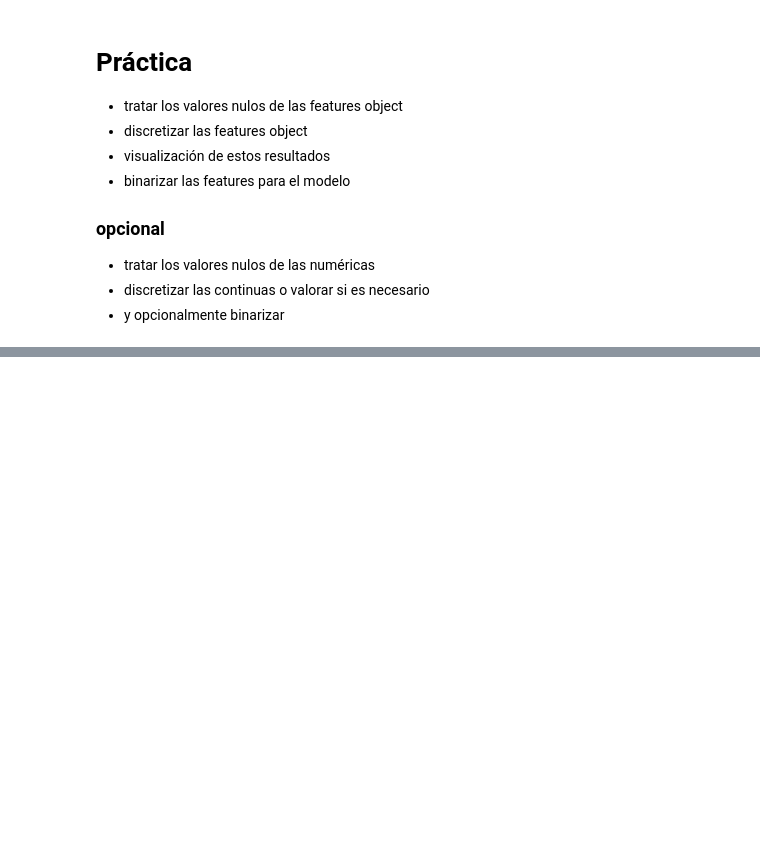
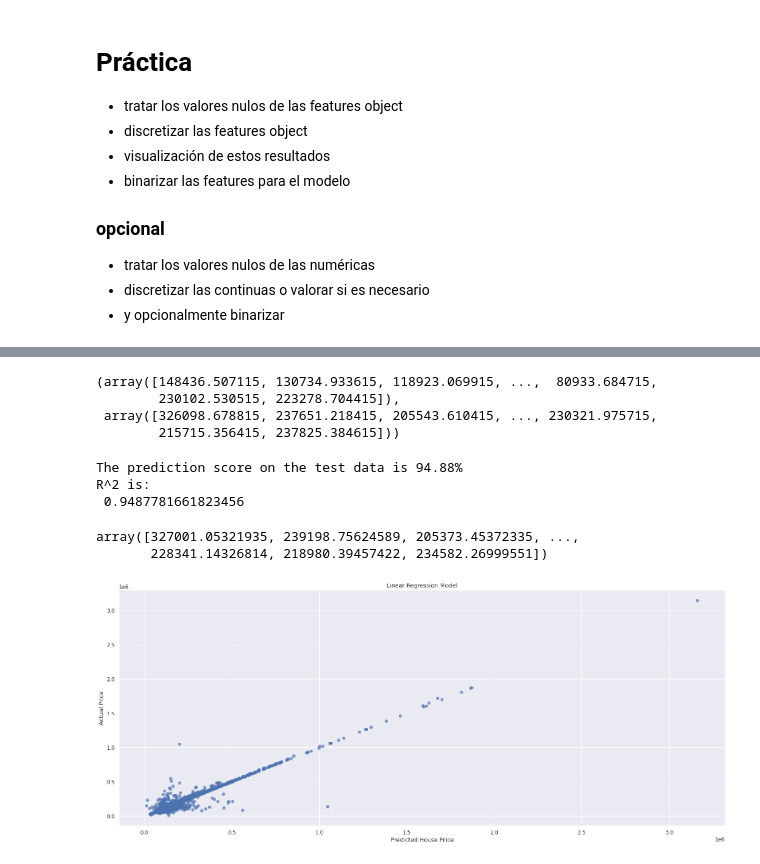
Before and after one commit to ricardocarreras/Bootcamp_DataScience_student, a Jupyter notebook: 01_Building_OptimalPremiumModel_primera_parte.ipynb, the cells around one changed output, grey strips where cells are left out. Saved outputs shown, nothing was run; the diff lists cells and outputs as text; code cells hidden in the pictures; blank space fills up the shorter version.

```diff
--- a/01_Building_OptimalPremiumModel_primera_parte.ipynb
+++ b/01_Building_OptimalPremiumModel_primera_parte.ipynb
@@ -562,0 +3206,3 @@ data_1.Province.nunique()
+# %%
+y = np.array(df_notnans['House Price'])
+y
@@ -562,0 +3212,5 @@ data_1.Province.nunique()
+# %%
+# Split into 75% train and 25% test
+X_train, X_test, y_train, y_test = train_test_split(X[icols], y,
+                                                    train_size=0.75,
+                                                    random_state=42)
@@ -562,0 +3241,38 @@ data_1.Province.nunique()
+# %%
+y_train, y_test
+# %% [output]
+(array([148436.507115, 130734.933615, 118923.069915, ...,  80933.684715,
+        230102.530515, 223278.704415]),
+ array([326098.678815, 237651.218415, 205543.610415, ..., 230321.975715,
+        215715.356415, 237825.384615]))
+# %%
+# Build the model
+lr = linear_model.LinearRegression()
+model = lr.fit(X_train, y_train)
+# %%
+# Check the prediction score
+score = model.score(X_test, y_test)
+print("The prediction score on the test data is {:.2f}%".format(score*100))
+print ("R^2 is: \n", model.score(X_test, y_test))
+# %% [output]
+The prediction score on the test data is 94.88%
+R^2 is:
+ 0.9487781661823456
+# %%
+predictions = model.predict(X_test)
+# %%
+predictions
+# %% [output]
+array([327001.05321935, 239198.75624589, 205373.45372335, ...,
+       228341.14326814, 218980.39457422, 234582.26999551])
+# %%
+actual_values = y_test
+plt.figure(figsize=(25,10))
+plt.scatter(predictions, actual_values, alpha=.7,
+            color='b') #alpha helps to show overlapping data
+plt.xlabel('Predicted House Price')
+plt.ylabel('Actual Price')
+plt.title('Linear Regression Model')
+plt.show()
+# %% [output]
+[figure, added]
```
Also changed, not shown: parts of 337 cells of this notebook.
